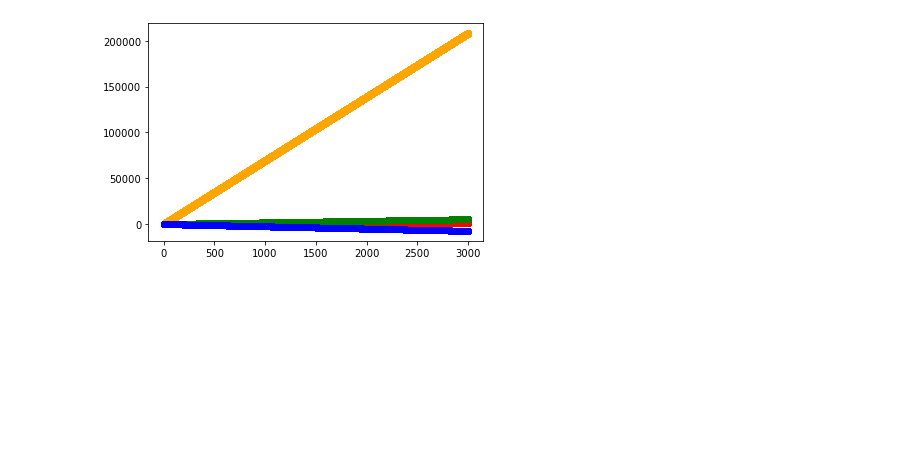
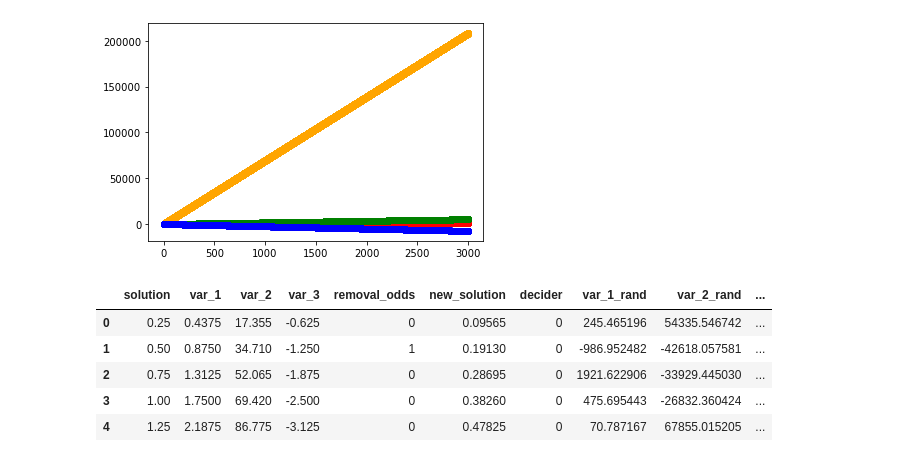
Before and after one commit to wonderbug2020/Synthetic_Data_Creation, a Jupyter notebook: Multiple_Linear.ipynb, the cells around one changed output. Cells and saved outputs as stored; diff of their text form; code cells hidden in the pictures; blank space fills up the shorter version.

```diff
--- a/Multiple_Linear.ipynb
+++ b/Multiple_Linear.ipynb
@@ -72,6 +72,6 @@ def randomizer(stabilizer):
     return(random_number)
 # %%
 #m_l['var_1'].quantile(.25)
-var_1_10 = m_l['var_1'].quantile(.10)
-var_2_10 = m_l['var_2'].quantile(.10)
-var_3_10 = m_l['var_3'].quantile(.10)
+var_1_05 = m_l['var_1'].quantile(.2)
+var_2_05 = m_l['var_2'].quantile(.2)
+var_3_05 = m_l['var_3'].quantile(.8)
@@ -79,0 +91,9 @@ m_l['new_var_1'] = m_
+# %%
+m_l_3.head()
+# %% [output]
+|  | solution | var_1 | var_2 | var_3 | removal_odds | new_solution | decider | var_1_rand | var_2_rand | ... |
+| 0 | 0.25 | 0.4375 | 17.355 | -0.625 | 0 | 0.09565 | 0 | 245.465196 | 54335.546742 | ... |
+| 1 | 0.50 | 0.8750 | 34.710 | -1.250 | 1 | 0.19130 | 0 | -986.952482 | -42618.057581 | ... |
+| 2 | 0.75 | 1.3125 | 52.065 | -1.875 | 0 | 0.28695 | 0 | 1921.622906 | -33929.445030 | ... |
+| 3 | 1.00 | 1.7500 | 69.420 | -2.500 | 0 | 0.38260 | 0 | 475.695443 | -26832.360424 | ... |
+| 4 | 1.25 | 2.1875 | 86.775 | -3.125 | 0 | 0.47825 | 0 | 70.787167 | 67855.015205 | ... |
```
Also changed, not shown: parts of 9 cells of this notebook.
